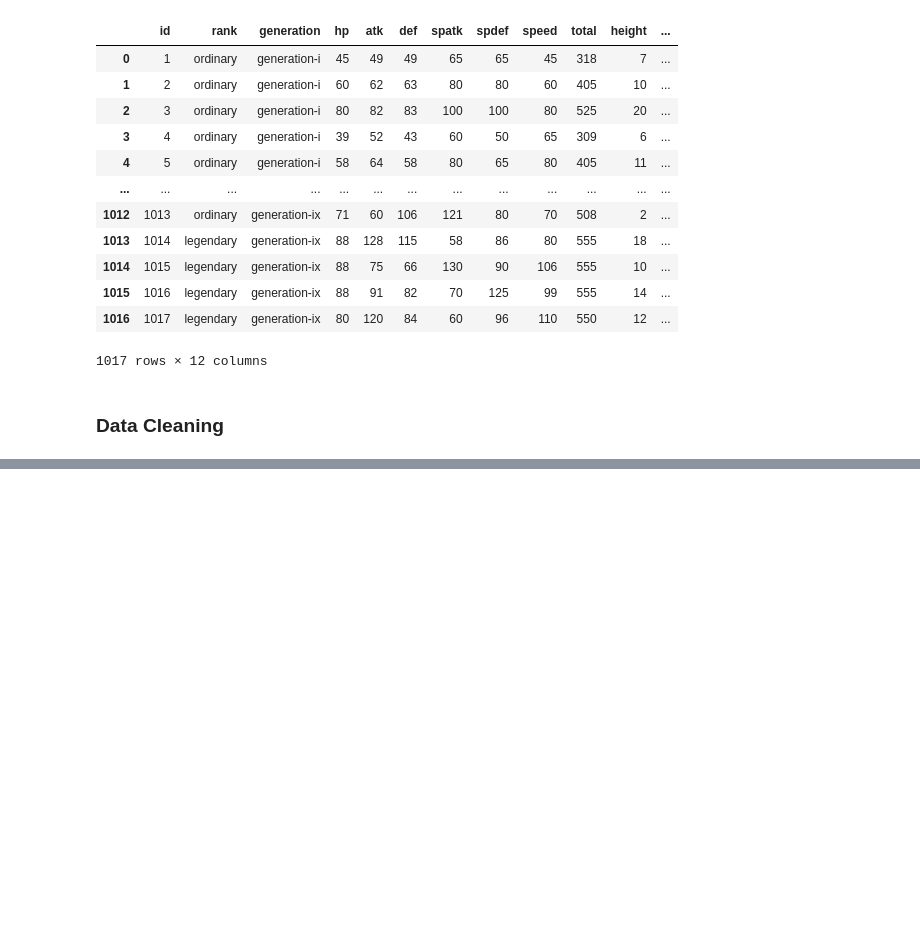
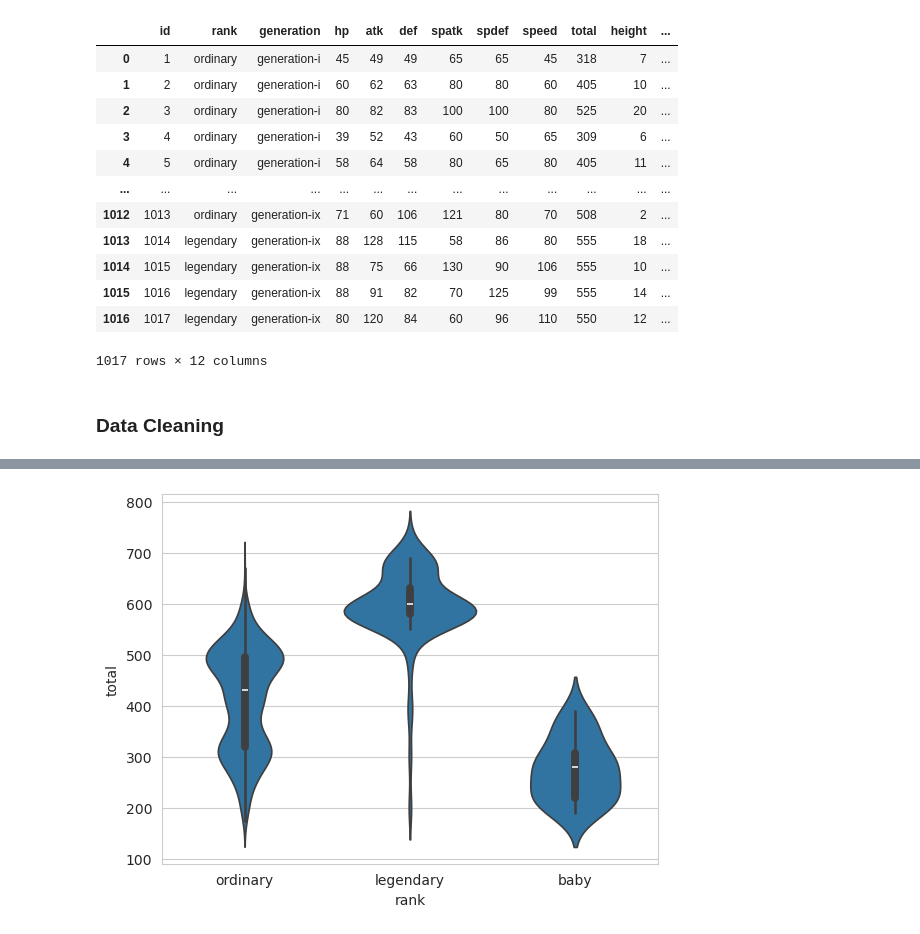
Before and after one commit to AlexanderDsouza/ECS171GroupProject, a Jupyter notebook: Pokemon_EDA.ipynb, the cells around one changed output, grey strips where cells are left out. Cells and saved outputs as stored; diff of their text form; code cells hidden in the pictures; blank space fills up the shorter version.

```diff
--- a/Pokemon_EDA.ipynb
+++ b/Pokemon_EDA.ipynb
@@ -99,0 +115,5 @@ plt.show()
+# %%
+sns.violinplot(x='rank', y='total', data=pokemon_data)
+plt.show()
+# %% [output]
+[figure, added]
```
Also changed, not shown: parts of 4 cells of this notebook.
